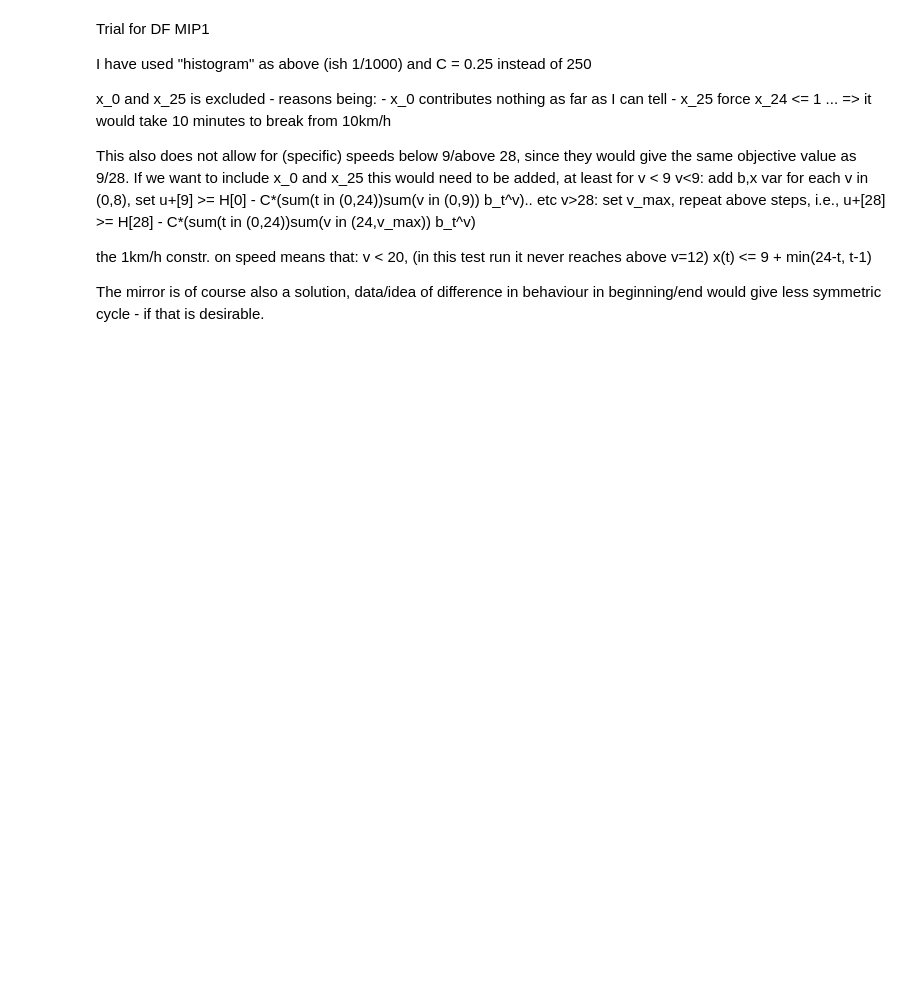
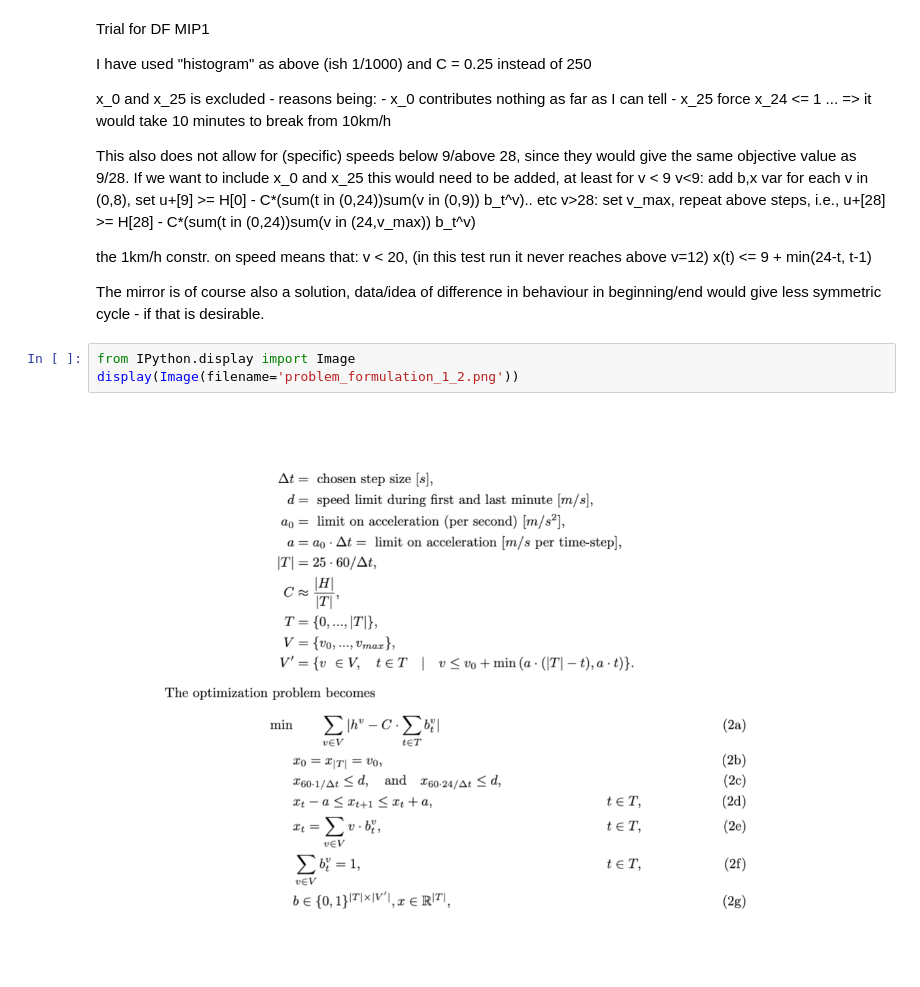
Before and after one commit to J-Skantorp/DF23_cycle, a Jupyter notebook: DF_code_1.ipynb, the cells around one changed output. Saved outputs shown, nothing was run; the diff lists cells and outputs as text; blank space fills up the shorter version.

```diff
--- a/initial_test.ipynb
+++ b/DF_code_1.ipynb
@@ -30,3 +32,8 @@ x(t) <= 9 + min(24-t, t-1)
 
 
 The mirror is of course also a solution, data/idea of difference in behaviour in beginning/end would give less symmetric cycle - if that is desirable.
+# %%
+from IPython.display import Image
+display(Image(filename='problem_formulation_1_2.png'))
+# %% [output]
+[figure, added]
```
Also changed, not shown: parts of 10 cells of this notebook, 2 other files.
